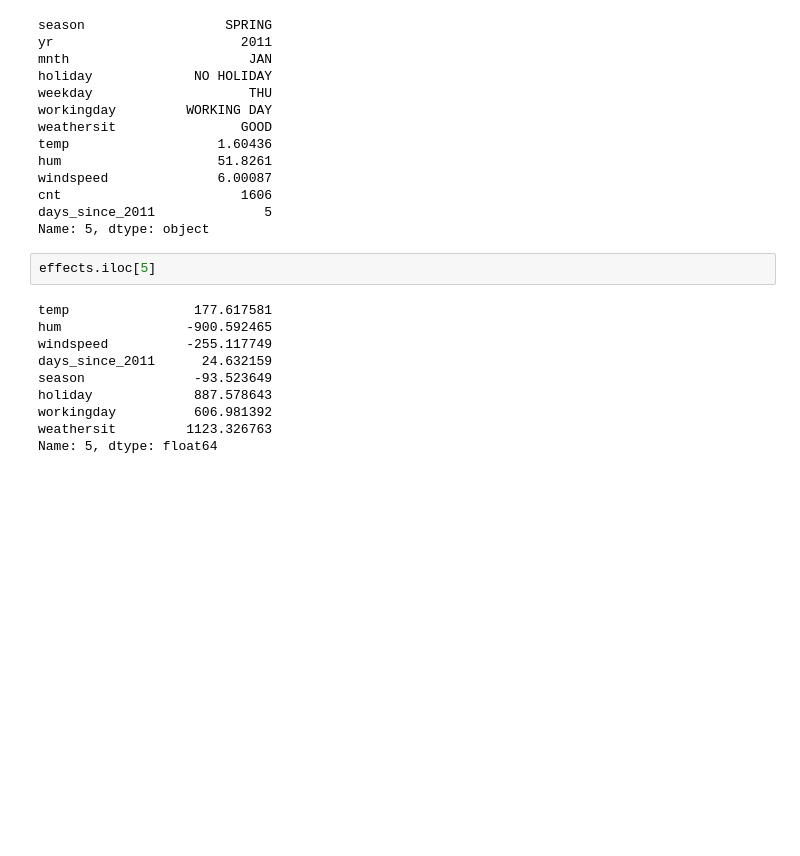
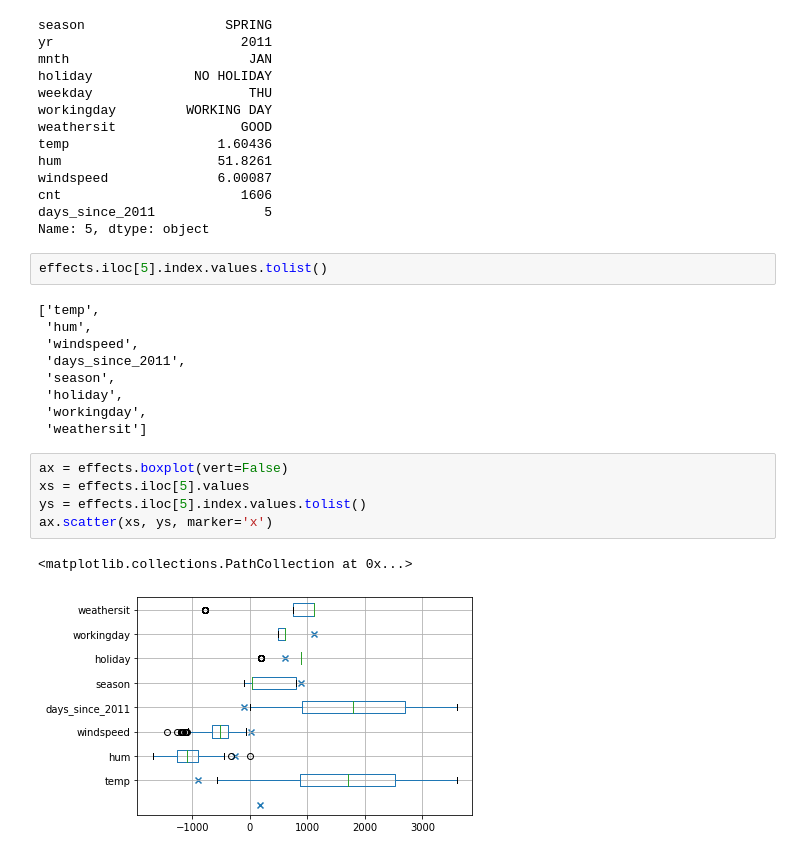
Before and after one commit to shaoliming1/interpretableml, a Jupyter notebook: 可解释的模型线性回归.ipynb, the cells around one changed output. Saved outputs shown, nothing was run; the diff lists cells and outputs as text; blank space fills up the shorter version.

```diff
--- a/可解释的模型线性回归.ipynb
+++ b/可解释的模型线性回归.ipynb
@@ -217,14 +218,21 @@ cnt                       1606
 days_since_2011              5
 Name: 5, dtype: object
 # %%
-effects.iloc[5]
+effects.iloc[5].index.values.tolist()
 # %% [output]
-temp                177.617581
-hum                -900.592465
-windspeed          -255.117749
-days_since_2011      24.632159
-season              -93.523649
-holiday             887.578643
-workingday          606.981392
-weathersit         1123.326763
-Name: 5, dtype: float64
+['temp',
+ 'hum',
+ 'windspeed',
+ 'days_since_2011',
+ 'season',
+ 'holiday',
+ 'workingday',
+ 'weathersit']
+# %%
+ax = effects.boxplot(vert=False)
+xs = effects.iloc[5].values
+ys = effects.iloc[5].index.values.tolist()
+ax.scatter(xs, ys, marker='x')
+# %% [output]
+<matplotlib.collections.PathCollection at 0x...>
+[figure, added]
```
Also changed, not shown: parts of 3 cells of this notebook.
